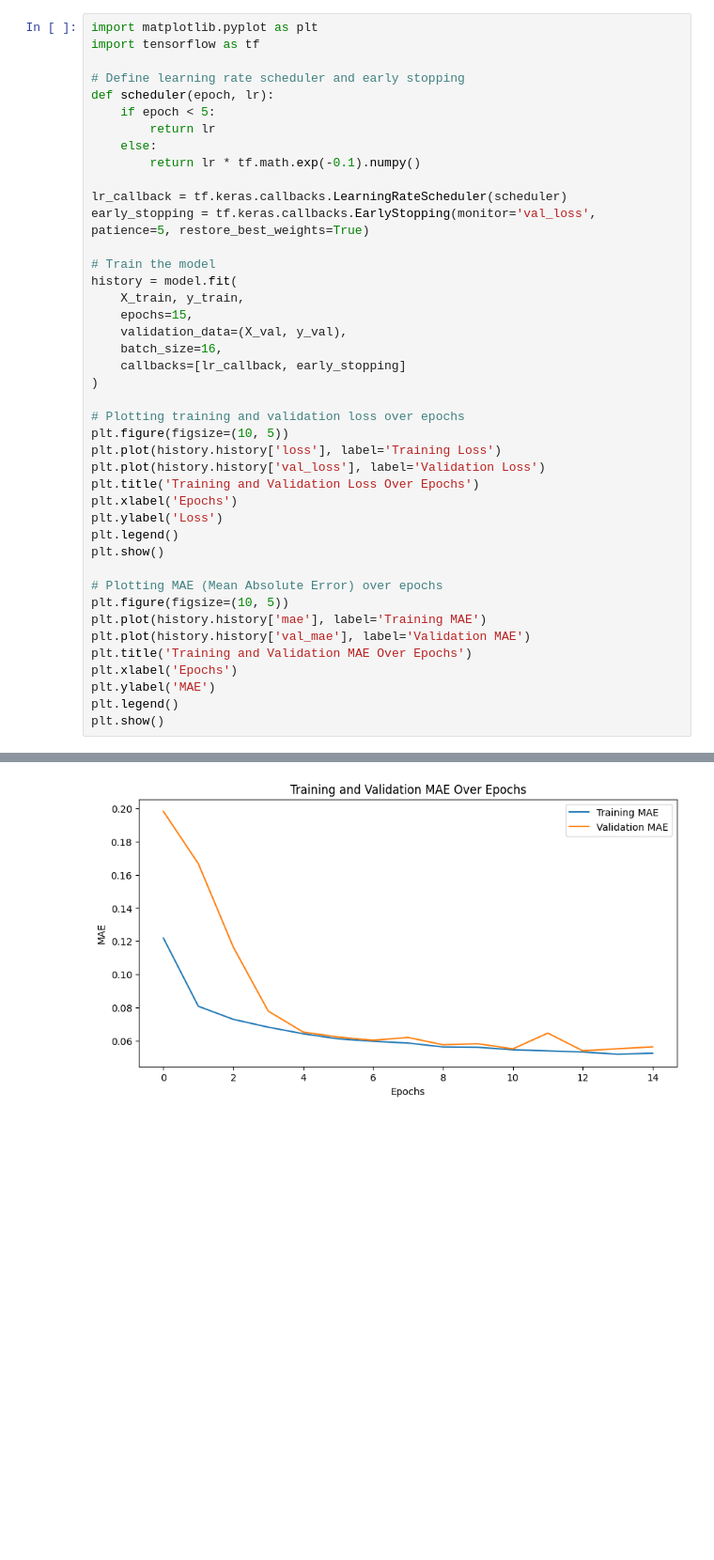
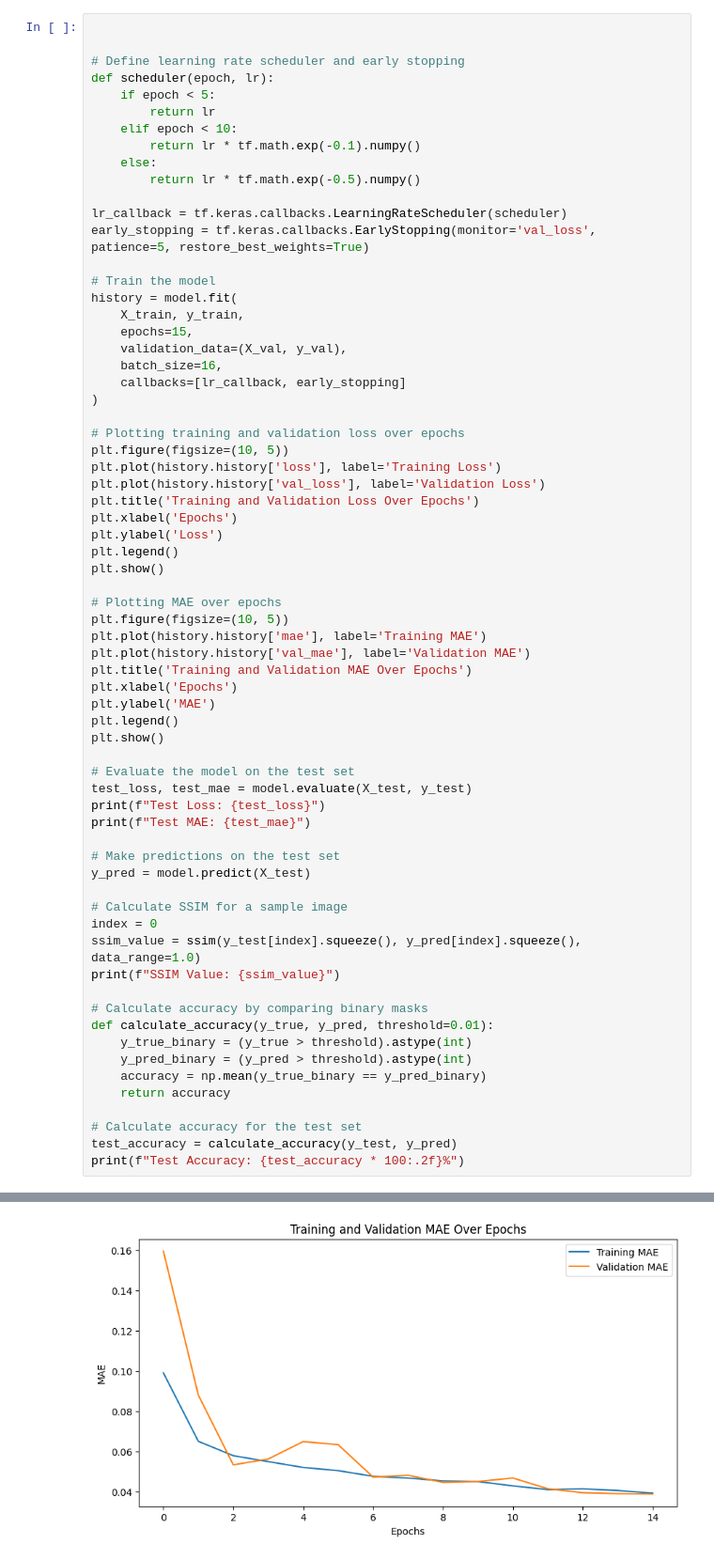
Before and after one commit to Soham-Gaonkar/NeuralNet_SobelFilter, a Jupyter notebook: optimisednnsobel.ipynb, the cells around one changed output, grey strips where cells are left out. Shown: that part at 94% size. Drawn from its saved outputs; the diff is of its cells as text; blank space fills up the shorter version.

```diff
--- a/optimisednnsobel.ipynb
+++ b/optimisednnsobel.ipynb
@@ -180,13 +181,14 @@ Model: "functional_1"
 # %%
-import matplotlib.pyplot as plt
-import tensorflow as tf
+
 
 # Define learning rate scheduler and early stopping
 def scheduler(epoch, lr):
     if epoch < 5:
         return lr
+    elif epoch < 10:
+        return lr * tf.math.exp(-0.1).numpy()
     else:
-        return lr * tf.math.exp(-0.1).numpy()
+        return lr * tf.math.exp(-0.5).numpy()
 
 lr_callback = tf.keras.callbacks.LearningRateScheduler(scheduler)
 early_stopping = tf.keras.callbacks.EarlyStopping(monitor='val_loss', patience=5, restore_best_weights=True)
@@ -210,7 +212,7 @@ plt.ylabel('Loss')
 plt.legend()
 plt.show()
 
-# Plotting MAE (Mean Absolute Error) over epochs
+# Plotting MAE over epochs
 plt.figure(figsize=(10, 5))
 plt.plot(history.history['mae'], label='Training MAE')
 plt.plot(history.history['val_mae'], label='Validation MAE')
@@ -219,5 +221,29 @@ plt.xlabel('Epochs')
 plt.ylabel('MAE')
 plt.legend()
 plt.show()
+
+# Evaluate the model on the test set
+test_loss, test_mae = model.evaluate(X_test, y_test)
+print(f"Test Loss: {test_loss}")
+print(f"Test MAE: {test_mae}")
+
+# Make predictions on the test set
+y_pred = model.predict(X_test)
+
+# Calculate SSIM for a sample image
+index = 0
+ssim_value = ssim(y_test[index].squeeze(), y_pred[index].squeeze(), data_range=1.0)
+print(f"SSIM Value: {ssim_value}")
+
+# Calculate accuracy by comparing binary masks
+def calculate_accuracy(y_true, y_pred, threshold=0.01):
+    y_true_binary = (y_true > threshold).astype(int)
+    y_pred_binary = (y_pred > threshold).astype(int)
+    accuracy = np.mean(y_true_binary == y_pred_binary)
+    return accuracy
+
+# Calculate accuracy for the test set
+test_accuracy = calculate_accuracy(y_test, y_pred)
+print(f"Test Accuracy: {test_accuracy * 100:.2f}%")
 # %% [output]
 Epoch 1/15
@@ -247 +267 @@ Epoch 15/15
-[figure, old version]
+[figure, new version]
```
Also changed, not shown: parts of 14 cells of this notebook.
